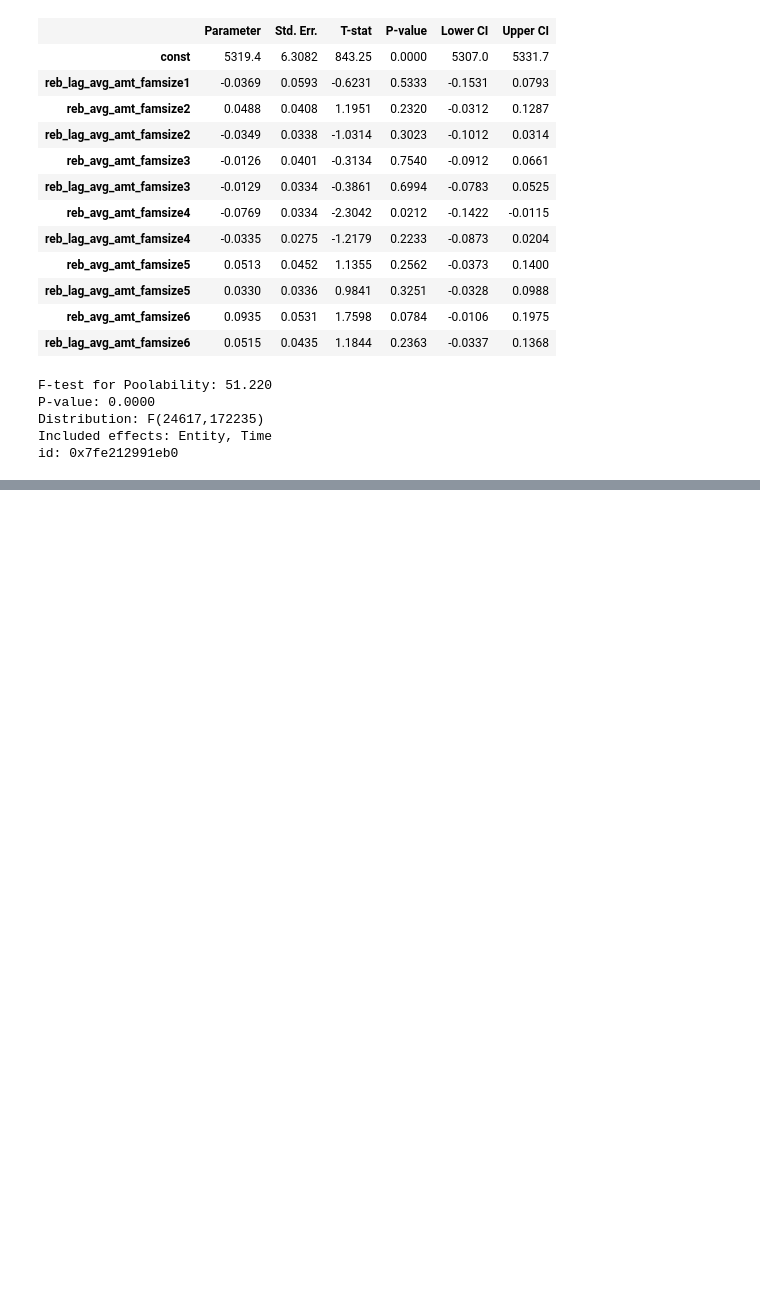
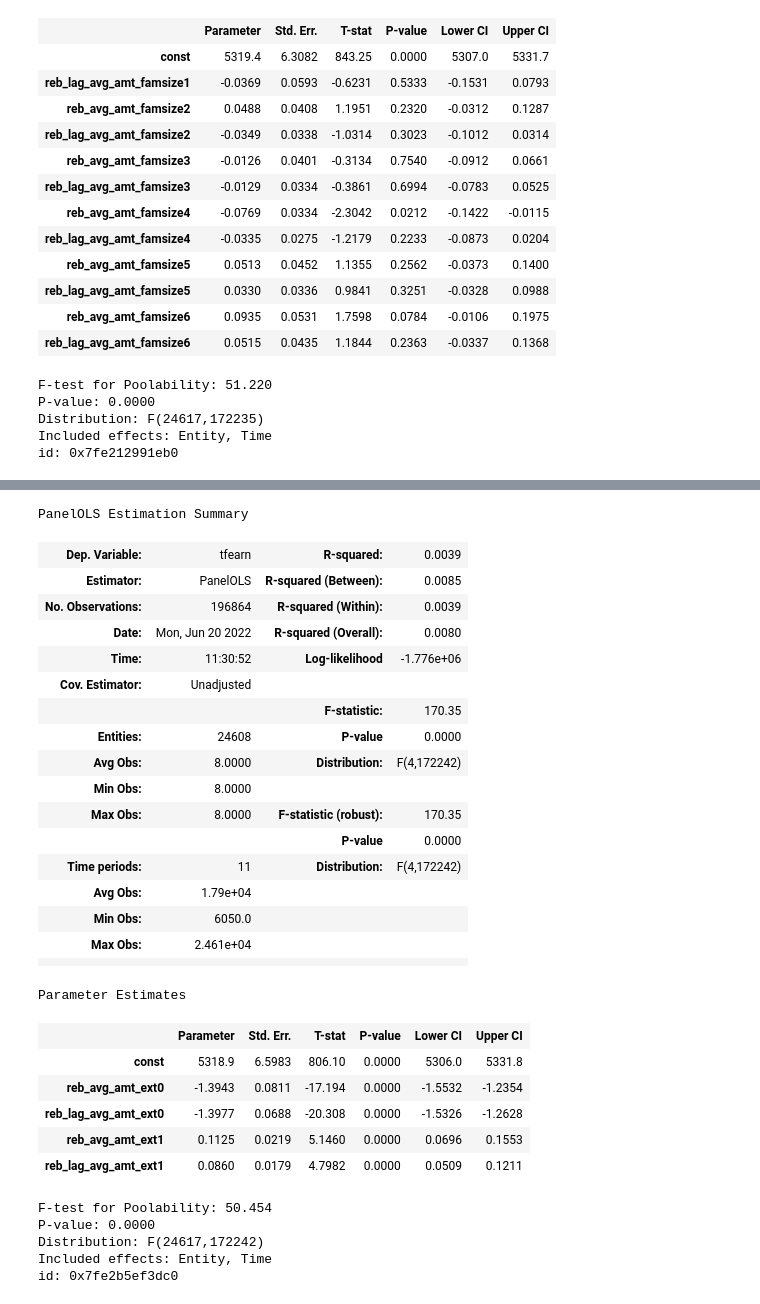
Before and after one commit to MaxDerWeber/MasterThesis, a Jupyter notebook: Analysis.ipynb, the cells around one changed output, grey strips where cells are left out. Cells and saved outputs as stored; diff of their text form; code cells hidden in the pictures; blank space fills up the shorter version.

Commit message:
Added robustness only positive earnings.

```diff
--- a/Analysis.ipynb
+++ b/Analysis.ipynb
@@ -596,0 +602,5 @@ id: 0x7fe212991eb0
+# %%
+hh_gr4 = hh_new
+hh_gr4['month_total'] = hh_gr4['month_total'].astype(float).astype(int)
+hh_gr4.set_index(['SSUID', 'month_total'], inplace=True, drop=False)
+hh_gr4.head()
@@ -596,0 +616,4 @@ id: 0x7fe212991eb0
+# %%
+reb_amt_avg_ext0 = round(hh_gr4[(hh_gr4['ERBATAMT']>0) & (hh_gr4['tfearn'] == 0)]['ERBATAMT'].mean(),2) # 646.28
+reb_amt_avg_ext1 = round(hh_gr4[(hh_gr4['ERBATAMT']>0) & (hh_gr4['tfearn'] > 0)]['ERBATAMT'].mean(),2) # 991.11
+print('avg0: ', reb_amt_avg_ext0, '\navg1: ', reb_amt_avg_ext1)
@@ -596,0 +623,18 @@ id: 0x7fe212991eb0
+# %%
+# each group needs their own rebate dummy column so that the amount columns are 0 if HH is rebated but not in the group
+hh_gr4[['reb_ext0', 'reb_lag_ext0', 'reb_ext1', 'reb_lag_ext1']] = 0
+
+hh_gr4.loc[(hh_gr4.tfearn == 0) & (hh_gr4.reb == 1), ['reb_ext0']] = 1
+hh_gr4.loc[(hh_gr4.tfearn == 0) & (hh_gr4.reb_lag == 1), ['reb_lag_ext0']] = 1
+
+hh_gr4.loc[(hh_gr4.tfearn > 0) & (hh_gr4.reb == 1), ['reb_ext1']] = 1
+hh_gr4.loc[(hh_gr4.tfearn > 0) & (hh_gr4.reb_lag == 1), ['reb_lag_ext1']] = 1
+
+# each group has their own rebate amount columns to get estimators for each group
+hh_gr4['reb_avg_amt_ext0'] = hh_gr4['reb_ext0']*reb_amt_avg_ext0
+hh_gr4['reb_lag_avg_amt_ext0'] = hh_gr4['reb_lag_ext0']*reb_amt_avg_ext0
+
+hh_gr4['reb_avg_amt_ext1'] = hh_gr4['reb_ext1']*reb_amt_avg_ext1
+hh_gr4['reb_lag_avg_amt_ext1'] = hh_gr4['reb_lag_ext1']*reb_amt_avg_ext1
+
+hh_gr4[['reb_ext0', 'reb_lag_ext0', 'reb_ext1', 'reb_lag_ext1', 'tfearn']].describe()
@@ -596,0 +651,38 @@ id: 0x7fe212991eb0
+# %%
+exog_vars = hh_gr4[['reb_avg_amt_ext0', 'reb_lag_avg_amt_ext0', 'reb_avg_amt_ext1', 'reb_lag_avg_amt_ext1']]
+exog = sm.add_constant(exog_vars)
+exog
+model_ext = PanelOLS(hh_gr4['tfearn'], exog, entity_effects = True, time_effects = True, check_rank = True, drop_absorbed=True)
+params_ext = model_ext.fit()
+params_ext
+# %% [output]
+PanelOLS Estimation Summary
+| Dep. Variable: | tfearn | R-squared: | 0.0039 |
+| Estimator: | PanelOLS | R-squared (Between): | 0.0085 |
+| No. Observations: | 196864 | R-squared (Within): | 0.0039 |
+| Date: | Mon, Jun 20 2022 | R-squared (Overall): | 0.0080 |
+| Time: | 11:30:52 | Log-likelihood | -1.776e+06 |
+| Cov. Estimator: | Unadjusted |  |  |
+|  |  | F-statistic: | 170.35 |
+| Entities: | 24608 | P-value | 0.0000 |
+| Avg Obs: | 8.0000 | Distribution: | F(4,172242) |
+| Min Obs: | 8.0000 |  |  |
+| Max Obs: | 8.0000 | F-statistic (robust): | 170.35 |
+|  |  | P-value | 0.0000 |
+| Time periods: | 11 | Distribution: | F(4,172242) |
+| Avg Obs: | 1.79e+04 |  |  |
+| Min Obs: | 6050.0 |  |  |
+| Max Obs: | 2.461e+04 |  |  |
+|  |  |  |  |
+Parameter Estimates
+|  | Parameter | Std. Err. | T-stat | P-value | Lower CI | Upper CI |
+| const | 5318.9 | 6.5983 | 806.10 | 0.0000 | 5306.0 | 5331.8 |
+| reb_avg_amt_ext0 | -1.3943 | 0.0811 | -17.194 | 0.0000 | -1.5532 | -1.2354 |
+| reb_lag_avg_amt_ext0 | -1.3977 | 0.0688 | -20.308 | 0.0000 | -1.5326 | -1.2628 |
+| reb_avg_amt_ext1 | 0.1125 | 0.0219 | 5.1460 | 0.0000 | 0.0696 | 0.1553 |
+| reb_lag_avg_amt_ext1 | 0.0860 | 0.0179 | 4.7982 | 0.0000 | 0.0509 | 0.1211 |
+F-test for Poolability: 50.454
+P-value: 0.0000
+Distribution: F(24617,172242)
+Included effects: Entity, Time
+id: 0x7fe2b5ef3dc0
```
Also changed, not shown: parts of 4 cells of this notebook.
